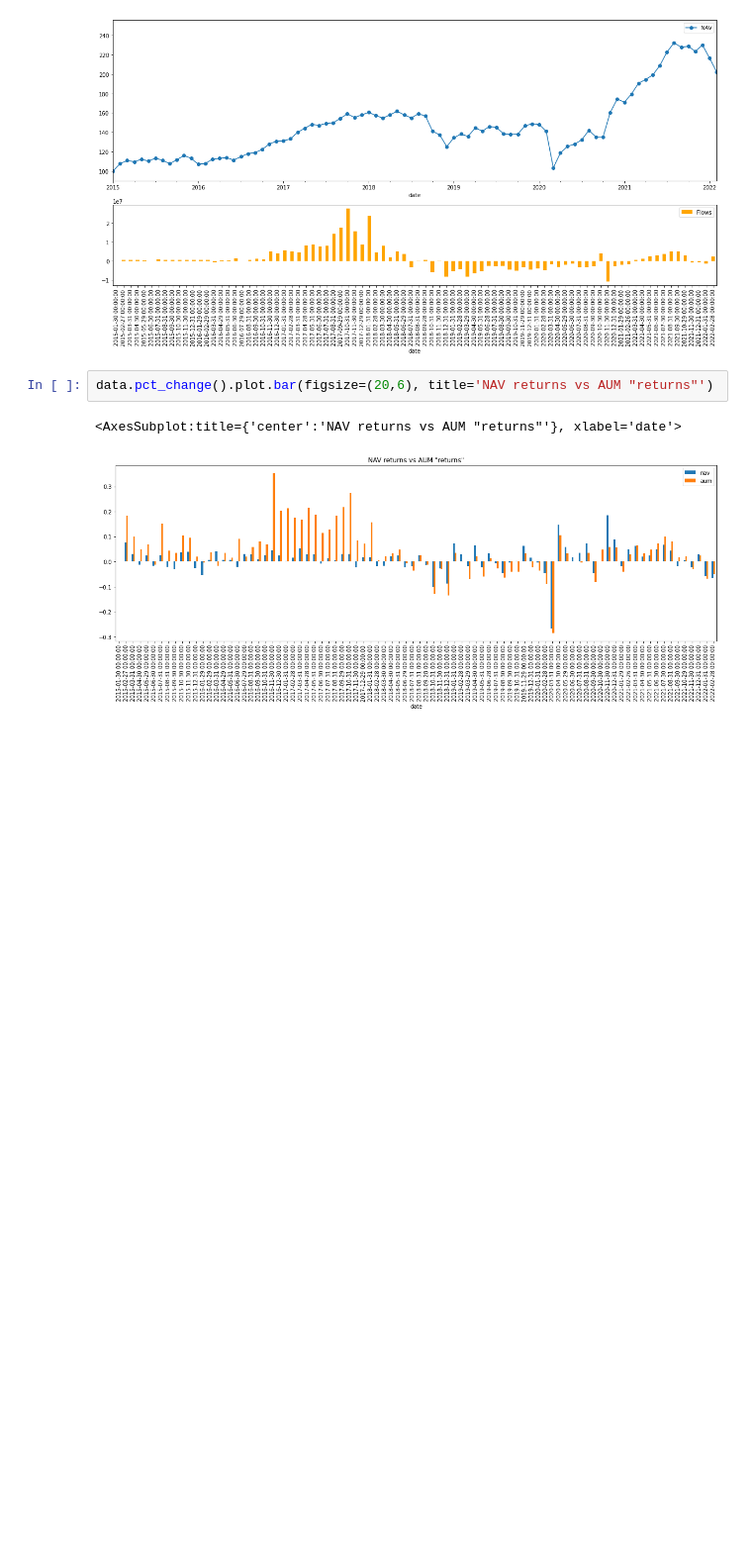
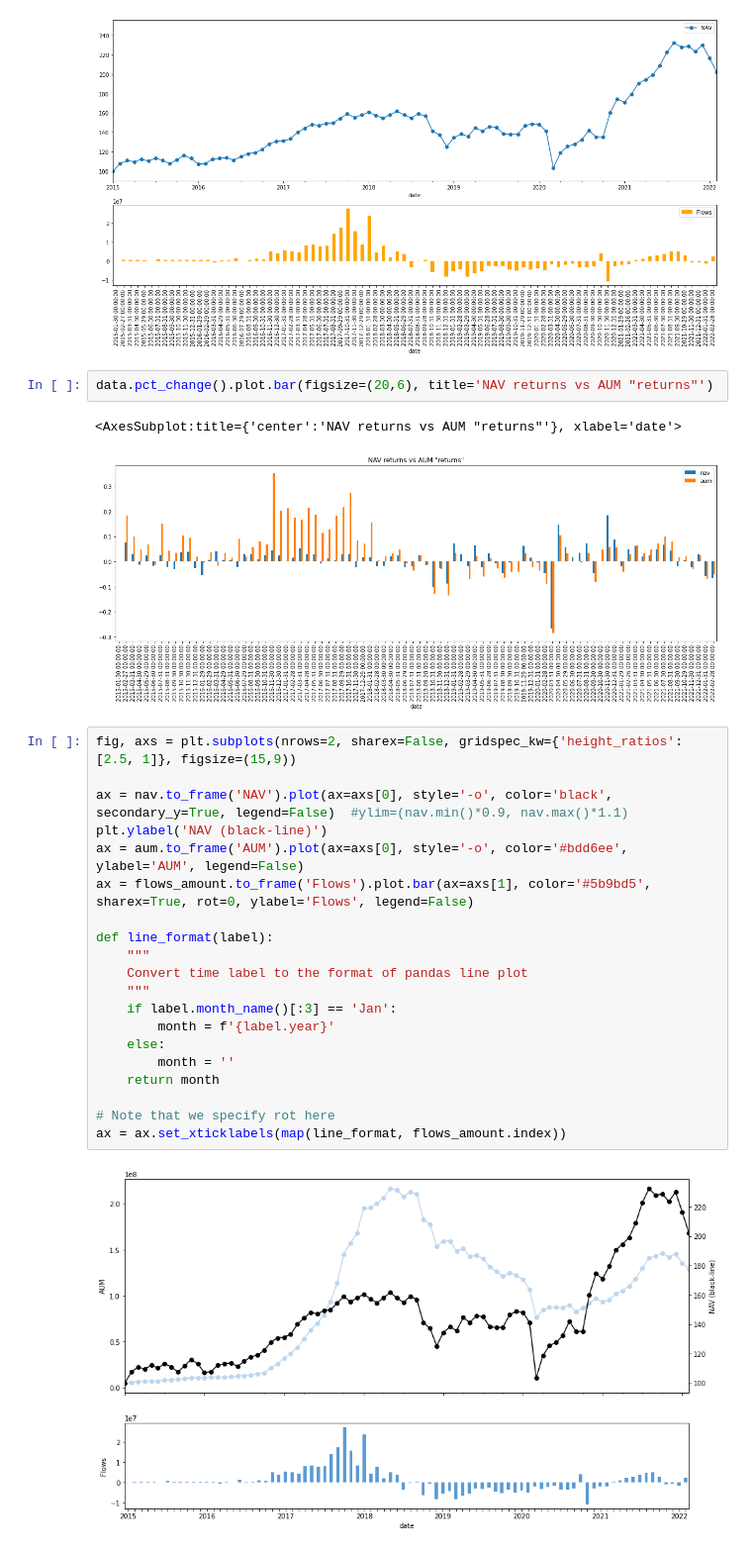
Before and after one commit to rubenbriones/Money-Weighted-Return, a Jupyter notebook: notebooks/Example TWR vs MWR.ipynb, the cells around one changed output. Shown: that part at 99% size. Drawn from its saved outputs; the diff is of its cells as text; blank space fills up the shorter version.

```diff
--- a/notebooks/Example TWR vs MWR.ipynb
+++ b/notebooks/Example TWR vs MWR.ipynb
@@ -104,3 +138,25 @@ data.pct_change().plot.bar(figsize=(20,6), title='NAV returns vs AUM "returns"')
 # %% [output]
 <AxesSubplot:title={'center':'NAV returns vs AUM "returns"'}, xlabel='date'>
 [figure]
+# %%
+fig, axs = plt.subplots(nrows=2, sharex=False, gridspec_kw={'height_ratios': [2.5, 1]}, figsize=(15,9))
+
+ax = nav.to_frame('NAV').plot(ax=axs[0], style='-o', color='black', secondary_y=True, legend=False)  #ylim=(nav.min()*0.9, nav.max()*1.1)
+plt.ylabel('NAV (black-line)')
+ax = aum.to_frame('AUM').plot(ax=axs[0], style='-o', color='#bdd6ee', ylabel='AUM', legend=False)
+ax = flows_amount.to_frame('Flows').plot.bar(ax=axs[1], color='#5b9bd5', sharex=True, rot=0, ylabel='Flows', legend=False)
+
+def line_format(label):
+    """
+    Convert time label to the format of pandas line plot
+    """
+    if label.month_name()[:3] == 'Jan':
+        month = f'{label.year}'
+    else:
+        month = ''
+    return month
+
+# Note that we specify rot here
+ax = ax.set_xticklabels(map(line_format, flows_amount.index))
+# %% [output]
+[figure, added]
```
Also changed, not shown: parts of 6 cells of this notebook.
